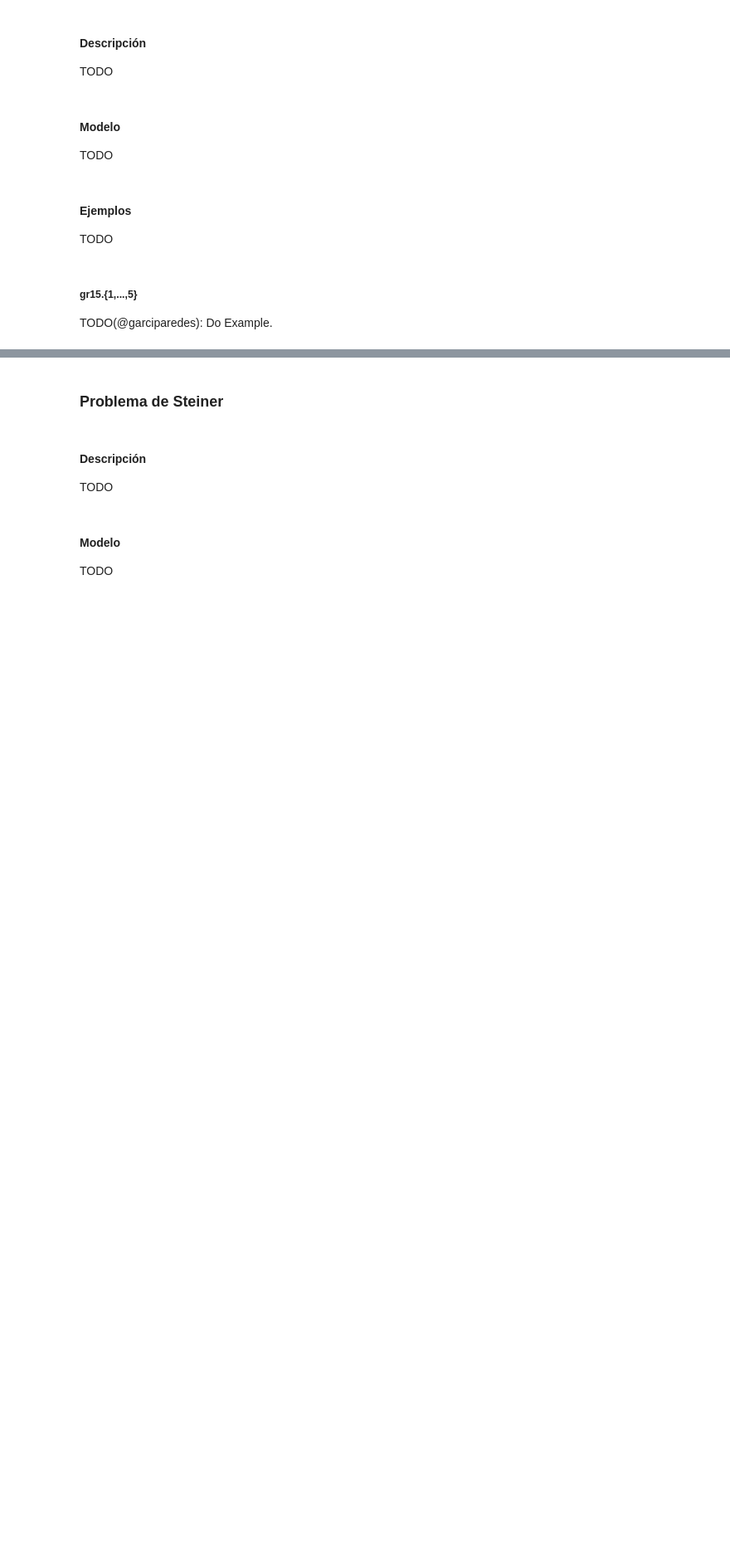
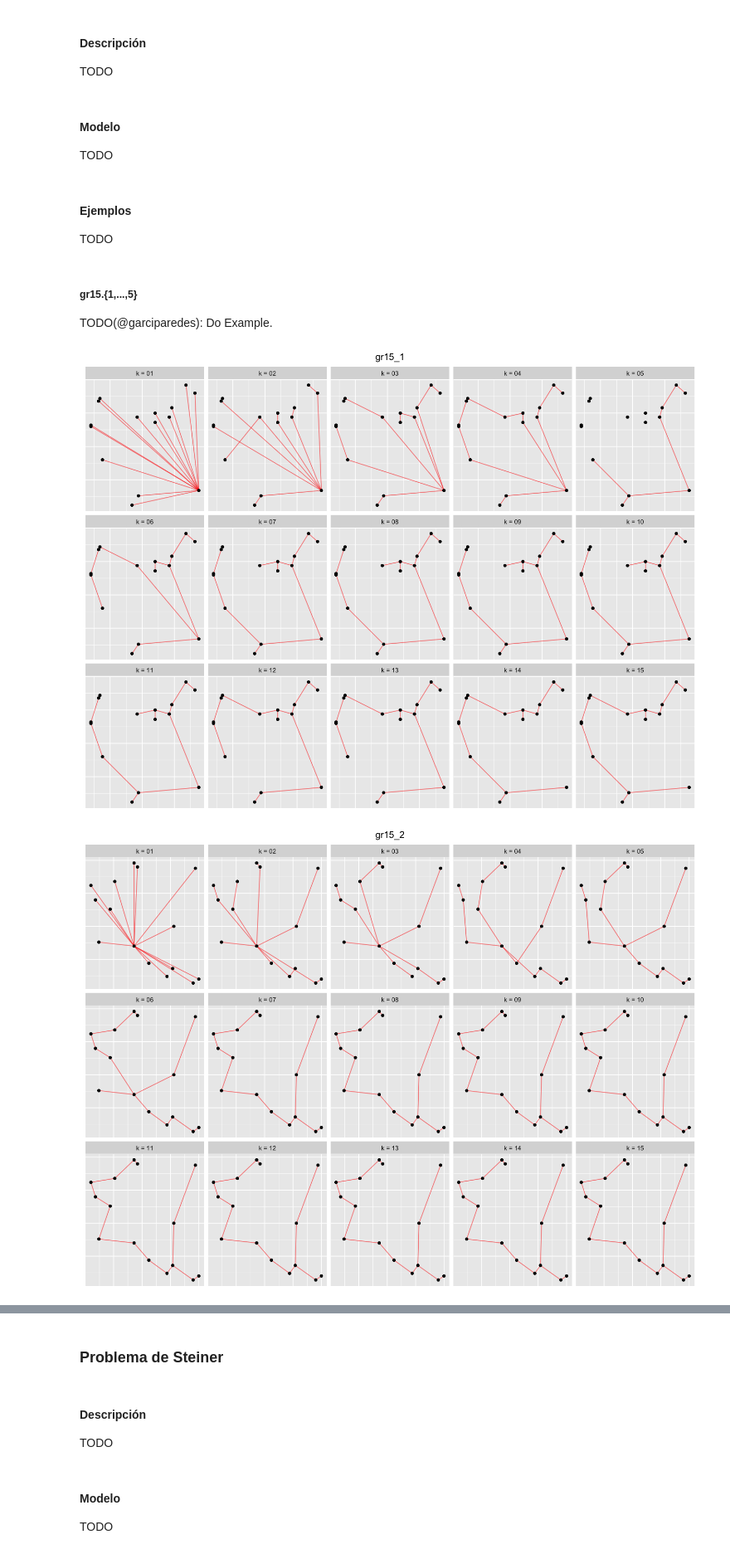
Before and after one commit to garciparedes/integer-programming-heuristics, a Jupyter notebook: integer-programming-network-heuristics.ipynb, the cells around one changed output, grey strips where cells are left out. Shown at 83% size. Saved outputs shown, nothing was run; the diff lists cells and outputs as text; code cells hidden in the pictures; blank space fills up the shorter version.

```diff
--- a/integer-programming-network-heuristics.ipynb
+++ b/integer-programming-network-heuristics.ipynb
@@ -393,0 +410,14 @@ SolveMinimumSpanningTree(matriz.12x12)
+# %%
+DenseToA <- function(dense) {
+    A = matrix(0, ncol = 5, nrow = (ncol(dense)) ^ 2 - ncol(dense))
+    k <- 1
+    for (i in 1:(ncol(dense) - 1)) {
+        for (j in (i + 1):(ncol(dense))) {
+            A[k, ] <- c(i, j, dense[i, j], 0, ncol(dense))
+            A[k + 1, ] <- c(j, i, dense[i, j], 0, ncol(dense))
+            #print(k)
+            k <- k + 2
+        }
+    }
+    A
+}
@@ -493,0 +559,41 @@ TODO(@garciparedes): Do Example.
+# %%
+ReadEdgesList <- function(file.path) {
+    read.csv(file.path, header  = TRUE)
+}
+# %%
+options(repr.plot.width = 12, repr.plot.height = 9)
+c("gr15_1", "gr15_2", "gr15_3", "gr15_4", "gr15_5")  %>%
+lapply(function(f) {
+    p <- paste0(f, ".dat") %>%
+    { paste0(dataset.folder, .) } %>%
+    ReadCoordinatedFile()
+
+    WriteListToMoselData(paste0(dataset.mosel, "mosel_input_", f, ".dat"), list(n = nrow(p),
+          b = matrix(c(14, rep(-1, 14)), ncol = 1),
+          A = as.matrix(dist(p))))
+    seq(1, nrow(p)) %>%
+    lapply(function(n) {
+        y <-
+            paste0(dataset.mosel, "mosel_output_", f, "_", n, ".csv") %>%
+            ReadEdgesList()
+        cbind(p[y[,1], ], p[y[,2], ]) %>%
+        as.data.frame()
+    }) %>%
+    map_df(I, .id = "k") %>%
+    mutate(k = sprintf("k = %02d", as.numeric(k))) %>%
+    ggplot() +
+        geom_segment(aes(x = V1, y = V2, xend = V3, yend = V4),colour="red", alpha=0.5) +
+        geom_point(data = as.data.frame(p), aes(x = V1, y = V2)) +
+        facet_wrap(~ k, ncol = 5)  +
+        ggtitle(f) +
+        theme(plot.title   = element_text(hjust = 0.5),
+              axis.title.x = element_blank(),
+              axis.text.x  = element_blank(),
+              axis.ticks.x = element_blank(),
+              axis.title.y = element_blank(),
+              axis.text.y  = element_blank(),
+              axis.ticks.y = element_blank())
+});
+# %% [output]
+[figure, added]
+[figure, added]
```
Also changed, not shown: parts of 12 cells of this notebook.
